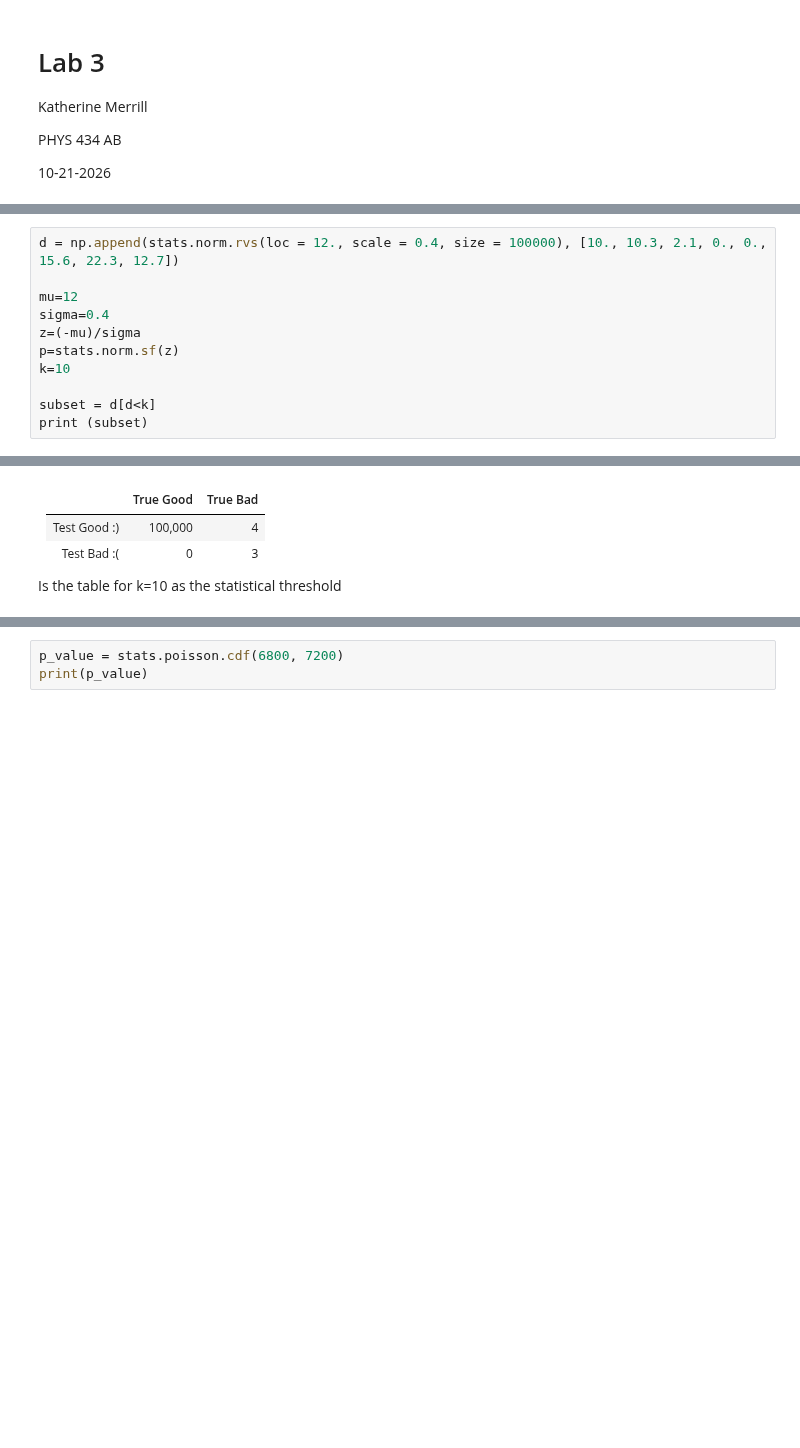
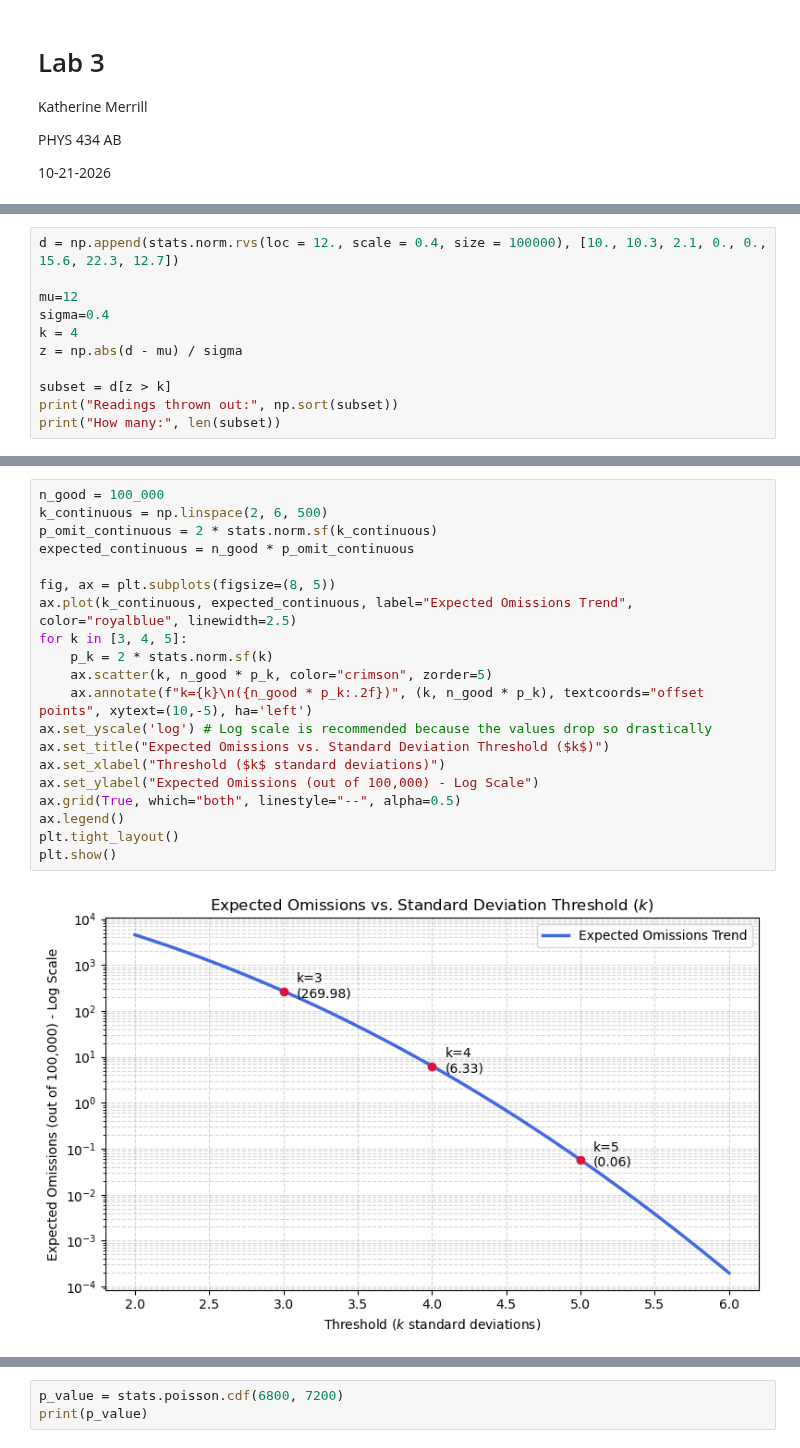
Before and after one commit to merrillka/repository-for-phys434, a Jupyter notebook: Lab3.ipynb, the cells around one changed output, grey strips where cells are left out. Drawn from its saved outputs; the diff is of its cells as text; blank space fills up the shorter version.

```diff
--- a/Lab3.ipynb
+++ b/Lab3.ipynb
@@ -48,10 +49,10 @@ d = np.append(stats.norm.rvs(loc = 12., scale = 0.4, size = 100000), [10., 10.3,
 
 mu=12
 sigma=0.4
-z=(-mu)/sigma
-p=stats.norm.sf(z)
-k=10
+k = 4
+z = np.abs(d - mu) / sigma
 
-subset = d[d<k]
-print (subset)
+subset = d[z > k]
+print("Readings thrown out:", np.sort(subset))
+print("How many:", len(subset))
 # %% [output]
@@ -61,7 +70,22 @@ B) How does the number of omissions, where you threw out good data, depend on th
-# %% [markdown]
-| | True Good| True Bad |
-| :---     | :---:    | ---:     |
-| Test Good :)    | 100,000   | 4  |
-| Test Bad :(    | 0  | 3   |
-
-Is the table for k=10 as the statistical threshold
+# %%
+n_good = 100_000
+k_continuous = np.linspace(2, 6, 500)
+p_omit_continuous = 2 * stats.norm.sf(k_continuous)
+expected_continuous = n_good * p_omit_continuous
+
+fig, ax = plt.subplots(figsize=(8, 5))
+ax.plot(k_continuous, expected_continuous, label="Expected Omissions Trend", color="royalblue", linewidth=2.5)
+for k in [3, 4, 5]:
+    p_k = 2 * stats.norm.sf(k)
+    ax.scatter(k, n_good * p_k, color="crimson", zorder=5)
+    ax.annotate(f"k={k}\n({n_good * p_k:.2f})", (k, n_good * p_k), textcoords="offset points", xytext=(10,-5), ha='left')
+ax.set_yscale('log') # Log scale is recommended because the values drop so drastically
+ax.set_title("Expected Omissions vs. Standard Deviation Threshold ($k$)")
+ax.set_xlabel("Threshold ($k$ standard deviations)")
+ax.set_ylabel("Expected Omissions (out of 100,000) - Log Scale")
+ax.grid(True, which="both", linestyle="--", alpha=0.5)
+ax.legend()
+plt.tight_layout()
+plt.show()
+# %% [output]
+[figure, added]
```
Also changed, not shown: parts of 23 cells of this notebook.
